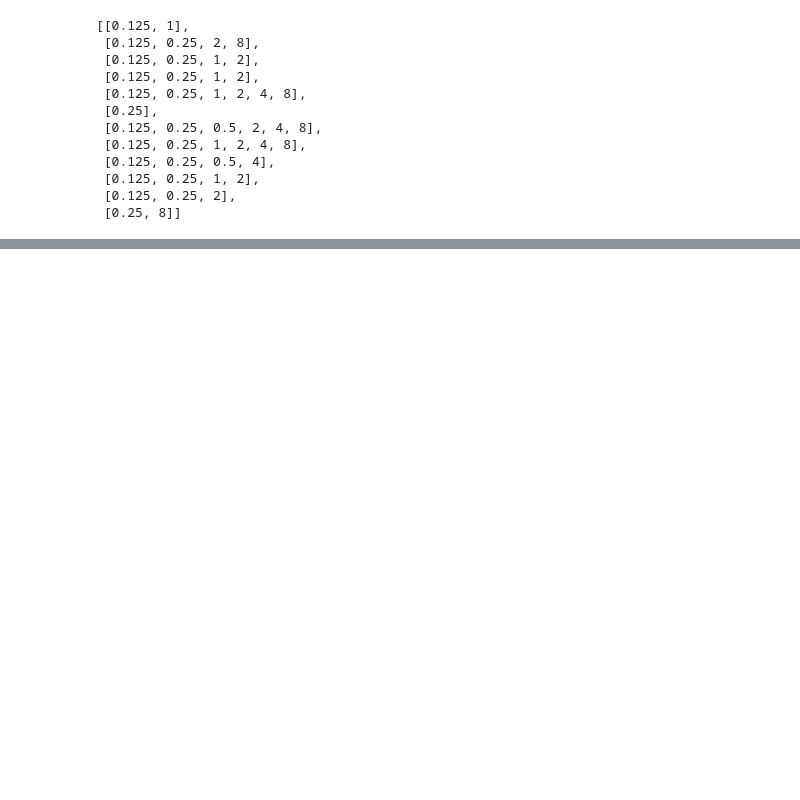
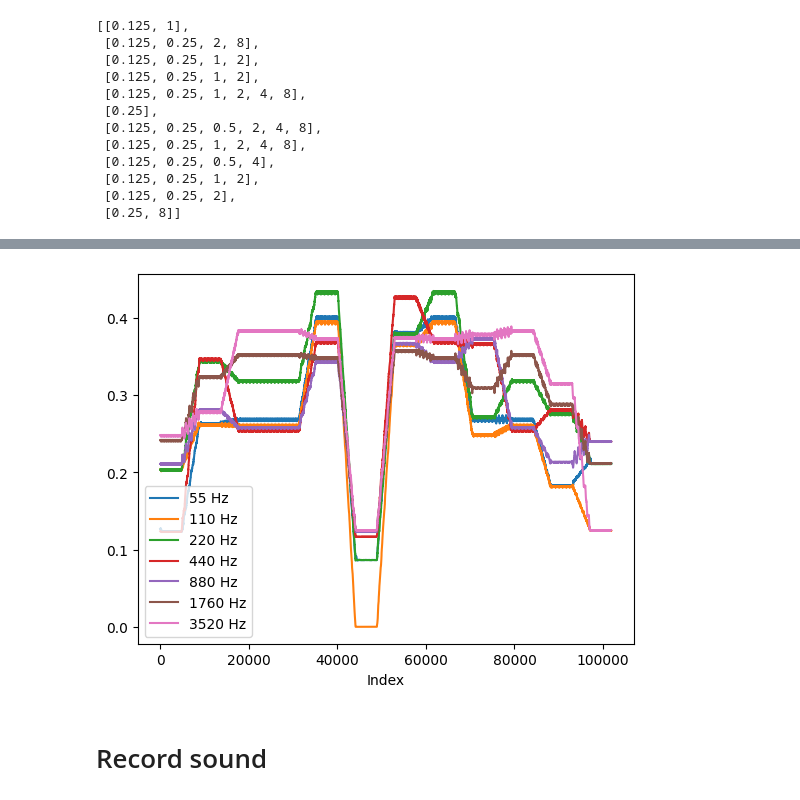
Before and after one commit to swo/modem, a Jupyter notebook: eda.ipynb, the cells around one changed output, grey strips where cells are left out. Saved outputs shown, nothing was run; the diff lists cells and outputs as text; code cells hidden in the pictures; blank space fills up the shorter version.

```diff
--- a/eda.ipynb
+++ b/eda.ipynb
@@ -56,0 +88,35 @@ play_tone(
+# %%
+def moving_average(x, window):
+    return np.convolve(x, np.ones(window), 'valid') / window
+
+# def extract_signal(wf, target_freq, bandwidth=5, sampling_freq=44100, N=2):
+#     low_cutoff = (target_freq - bandwidth / 2) / (sampling_freq / 2)
+#     high_cutoff = (target_freq + bandwidth / 2) / (sampling_freq / 2)
+#     b, a = scipy.signal.butter(N=N, Wn=[low_cutoff, high_cutoff], btype='bandpass')
+#     return scipy.signal.lfilter(b, a, wf)
+
+# def extract_signal(wf, target_freq, rp=1, rs=40, sampling_freq=44100):
+#     normalized_frequency = target_freq / (sampling_freq / 2)
+#     N, Wn = scipy.signal.ellipord(wp=normalized_frequency, ws=normalized_frequency + 0.05, gpass=rp, gstop=rs, fs=sampling_freq)
+#     # b, a = scipy.signal.ellip(N, rp, rs, Wn, btype='bandpass')
+#     sos = scipy.signal.ellip(N, rp, rs, Wn, btype='bandpass', output='sos')
+#     return scipy.signal.sosfilt(sos, wf)
+
+def extract_signal(wf, target_freq, quality=1, sampling_freq=44100):
+    b, a = scipy.signal.iirnotch(target_freq, quality, sampling_freq)
+    return scipy.signal.lfilter(b, a, wf)
+
+freqs = [55, 110, 220, 440, 880, 1760, 3520]
+
+for freq in freqs:
+    s = extract_signal(wf, freq)
+    y = moving_average(s ** 2, 4000)
+    plt.plot(y)
+
+plt.xlabel('Index')
+plt.legend([f'{freq} Hz' for freq in freqs])
+plt.show()
+# %% [output]
+[figure, added]
+# %% [markdown]
+# Record sound
```
Also changed, not shown: parts of 10 cells of this notebook, 4 other files.
